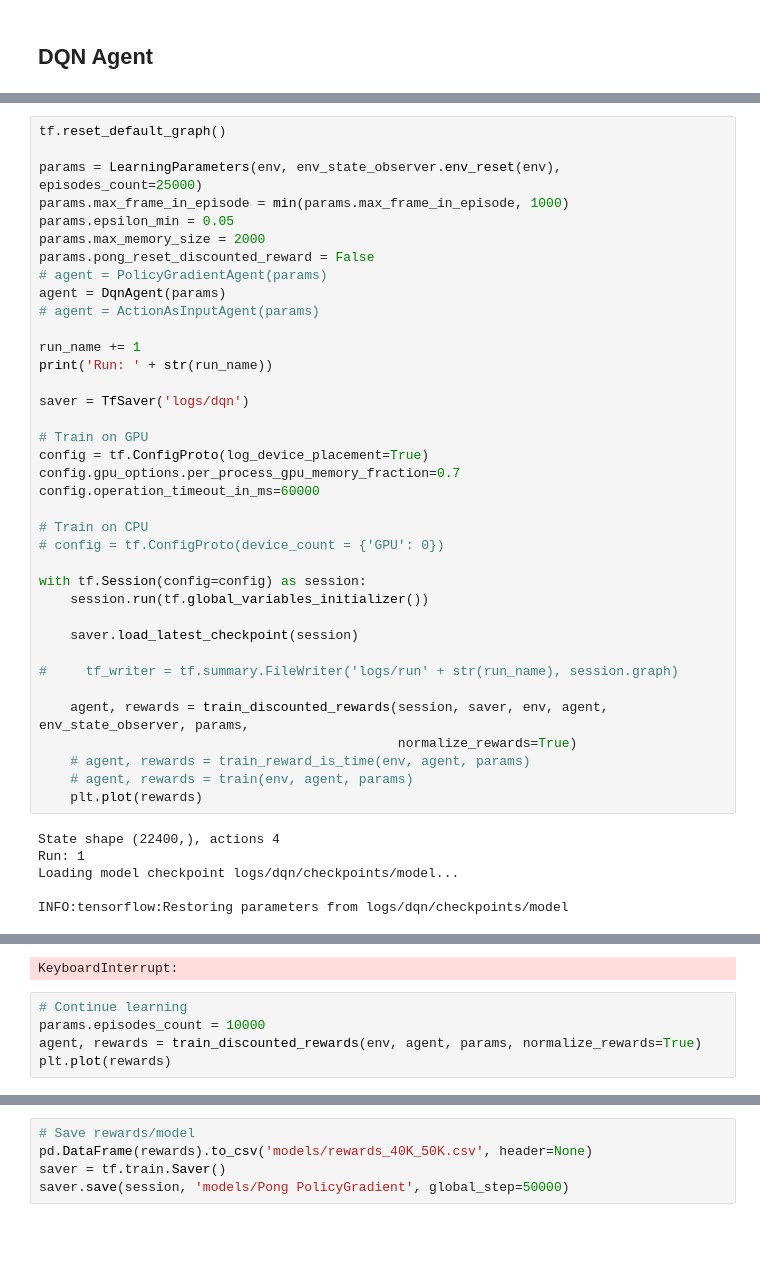
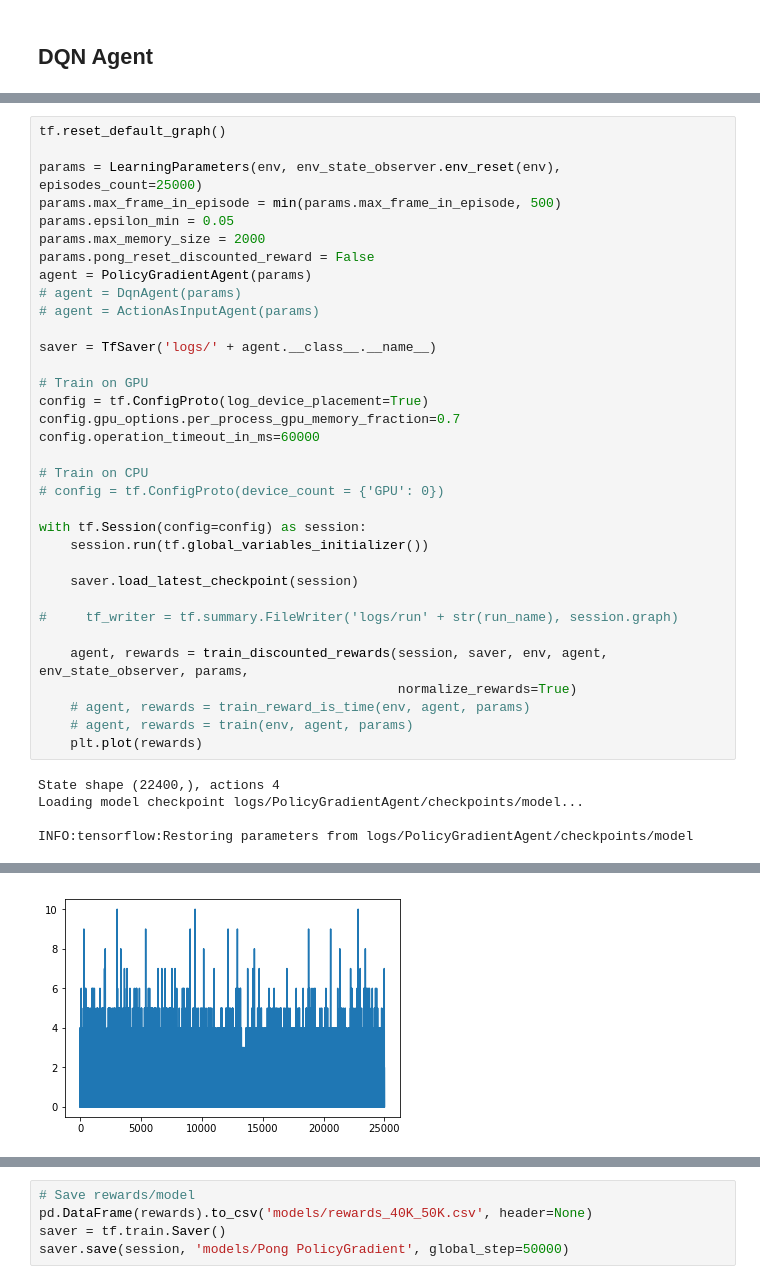
Before and after one commit to omikad/studying-ml, a Jupyter notebook: RL/gymbook.ipynb, the cells around one changed output, grey strips where cells are left out. Saved outputs shown, nothing was run; the diff lists cells and outputs as text; blank space fills up the shorter version.

Commit message:
Policy Gradient revisited

```diff
--- a/RL/gymbook.ipynb
+++ b/RL/gymbook.ipynb
@@ -283,18 +308,15 @@ dtype: float64
 tf.reset_default_graph()
 
 params = LearningParameters(env, env_state_observer.env_reset(env), episodes_count=25000)
-params.max_frame_in_episode = min(params.max_frame_in_episode, 1000)
+params.max_frame_in_episode = min(params.max_frame_in_episode, 500)
 params.epsilon_min = 0.05
 params.max_memory_size = 2000
 params.pong_reset_discounted_reward = False
-# agent = PolicyGradientAgent(params)
-agent = DqnAgent(params)
+agent = PolicyGradientAgent(params)
+# agent = DqnAgent(params)
 # agent = ActionAsInputAgent(params)
 
-run_name += 1
-print('Run: ' + str(run_name))
-
-saver = TfSaver('logs/dqn')
+saver = TfSaver('logs/' + agent.__class__.__name__)
 
 # Train on GPU
 config = tf.ConfigProto(log_device_placement=True)
@@ -318,7 +340,6 @@ with tf.Session(config=config) as session:
     plt.plot(rewards)
 # %% [output]
 State shape (22400,), actions 4
-Run: 1
-Loading model checkpoint logs/dqn/checkpoints/model...
+Loading model checkpoint logs/PolicyGradientAgent/checkpoints/model...
 
-INFO:tensorflow:Restoring parameters from logs/dqn/checkpoints/model
+INFO:tensorflow:Restoring parameters from logs/PolicyGradientAgent/checkpoints/model
@@ -345,9 +367,4 @@ episode: 23750/25000, reward 1.1, frames 162, exploration rate: 0.058
-KeyboardInterrupt:
+[figure, added]
-# %%
-# Continue learning
-params.episodes_count = 10000
-agent, rewards = train_discounted_rewards(env, agent, params, normalize_rewards=True)
-plt.plot(rewards)
 # %%
 with tf.Session(config=config) as session:
     session.run(tf.global_variables_initializer())
```
Also changed, not shown: parts of 7 cells of this notebook, 1 other file.
